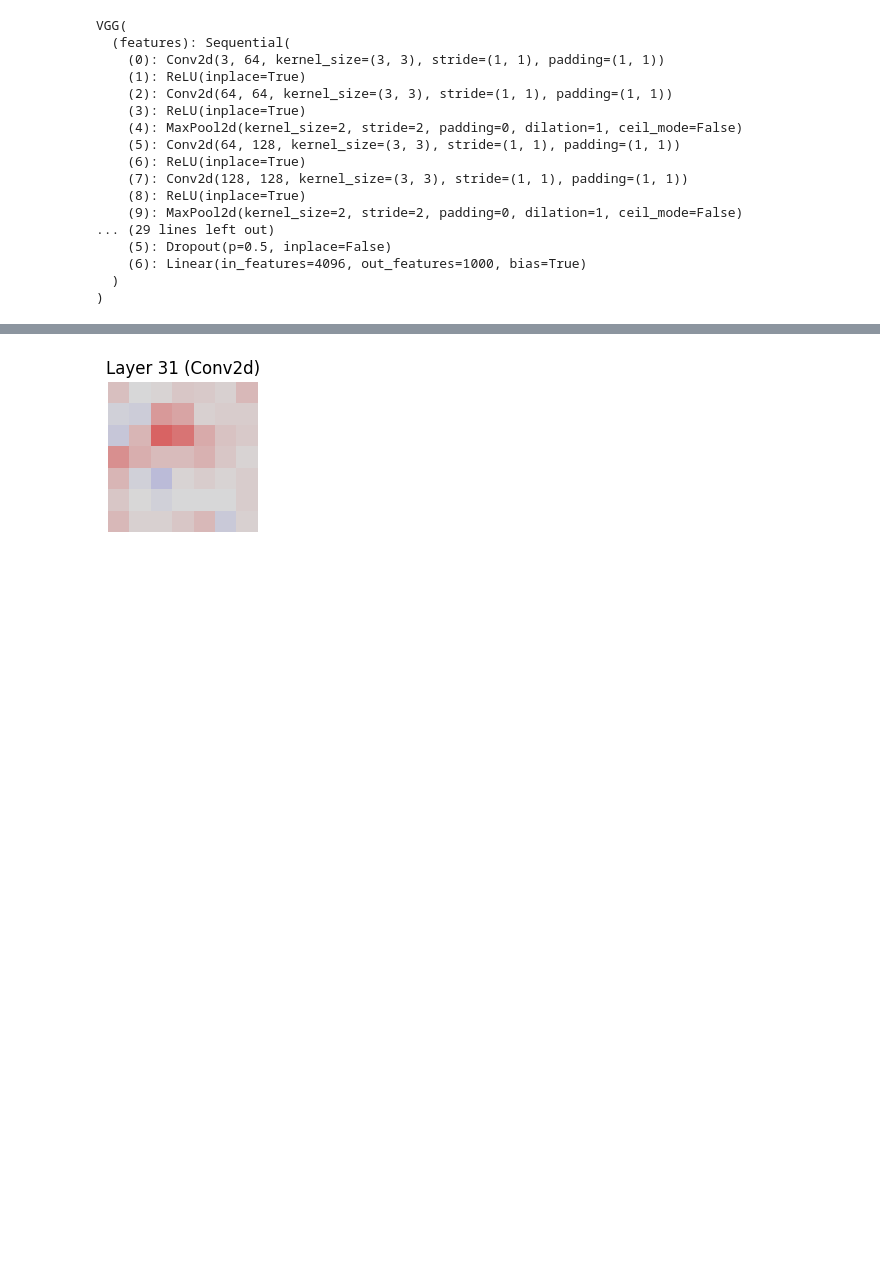
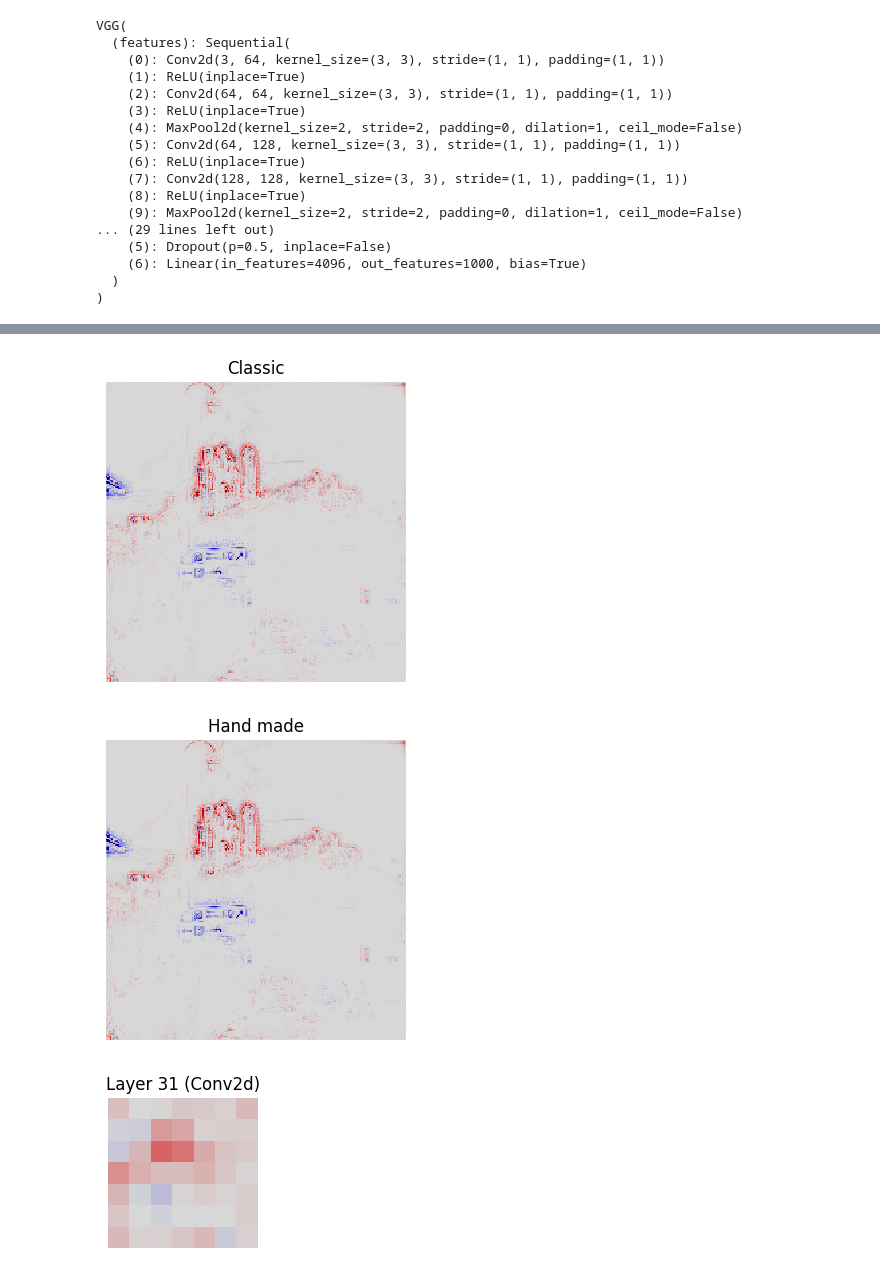
Before and after one commit to Red-Rapious/Semiring-LRP, a Jupyter notebook: code/convolution-conversion-test.ipynb, the cells around one changed output, grey strips where cells are left out. Drawn from its saved outputs; the diff is of its cells as text; code cells hidden in the pictures; blank space fills up the shorter version.

```diff
--- a/code/convolution-conversion-test.ipynb
+++ b/code/convolution-conversion-test.ipynb
@@ -171,7 +171,8 @@ for layer in layers:
         relu = lambda x: np.maximum(x, 0)
         A.append(relu(output))
 
-    elif type(layer).__name__ == "MaxPool2d":
+    else:
+        print("Layer type not supported")
         break
 # %% [output]
 Conv2d(3, 64, kernel_size=(3, 3), stride=(1, 1), padding=(1, 1))
@@ -187,3 +185,8 @@ for l in range(L):
     A[l+1] = layers[l].forward(A[l])
 T = torch.FloatTensor((1.0*(np.arange(1000)==483).reshape([1,1000,1,1])))
 R_simp = [None]*L + [(A[-1]*T).data]
+# %%
+from math import prod
+
+for l in range(L):
+    print(l, sum([prod(x.data.shape) for x in layers[l].parameters()]))
@@ -190,4 +211,6 @@ R_simp = [None]*L + [(A[-1]*T).data]
 # %%
+R0_np = np.zeros((1, 3, 224, 224))
+
 for l in range(0,L)[::-1]:
     A[l] = (A[l].data).requires_grad_(True)
 
@@ -195,10 +218,36 @@ for l in range(0,L)[::-1]:
         layers[l] = torch.nn.AvgPool2d(2)
 
     if isinstance(layers[l],torch.nn.Conv2d) or isinstance(layers[l],torch.nn.AvgPool2d):
-
         if l == 0:
             rho = lambda p: p
             incr = lambda z: z+1e-9
+
+            z = incr(utils.newlayer(layers[l],rho).forward(A[l]))
+
+            weights = np.vectorize(rho)(layers[l].weight.detach().cpu().numpy())
+            kernel_size = (3, 3)
+            padding = (1, 1)
+
+            s = (R_simp[l+1]/z).detach().cpu().numpy()[0]
+
+            R_pad = np.array([[
+                np.pad(x, padding, 'constant', constant_values=(0, 0)) for x in s]])
+
+            a = A[0].detach().cpu().numpy()
+
+            for inchannel in range(3):
+                kernel = np.flip(weights[:,inchannel], axis=(1, 2))
+                for i in range(224):
+                    for j in range(224):
+                        zone = R_pad[0,:,i:i+kernel_size[0],j:j+kernel_size[1]]
+                        product = np.tensordot(zone, kernel, axes=3)
+                        result = product
+                        R0_np[0,inchannel,i,j] = a[0,inchannel,i,j] * result
+
+            #d = semiring.from_weight(d)
+            #R0_np = d[0]#np.array([d[image] @ R_simp[l+1][image].detach().cpu().numpy() for image in range(1)])
+
+
         elif l <= 16:
             rho = lambda p: p + 0.25*p.clamp(min=0)
             incr = lambda z: z+1e-9
@@ -214,10 +263,17 @@ for l in range(0,L)[::-1]:
         (z*s).sum().backward()
         c = A[l].grad
         R_simp[l] = (A[l]*c).data
+
         R_simp[l] = R_simp[l]
 
     else:
         R_simp[l] = R_simp[l+1]
+# %%
+utils.heatmap(np.array(R_simp[0][0]).sum(axis=0),3,3, title=f"Classic")
+utils.heatmap(np.array(R0_np[0]).sum(axis=0),3,3, title=f"Hand made")
+# %% [output]
+[figure, added]
+[figure, added]
 # %%
 for i,l in enumerate(range(31, 0-1, -1)):
     utils.heatmap(np.array(R_simp[l][0]).sum(axis=0),0.1*i+1.5,0.1*i+1.5, title=f"Layer {l} ({type(layers[l]).__name__})")
```
Also changed, not shown: parts of 3 cells of this notebook, 1 other file.
